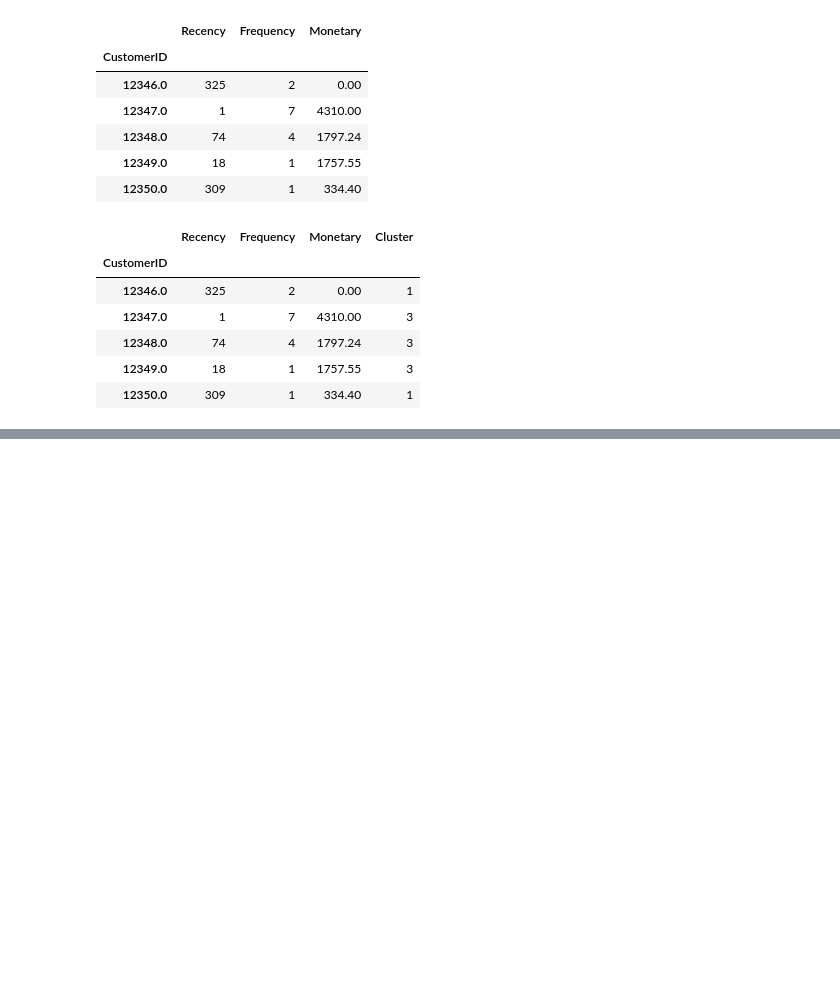
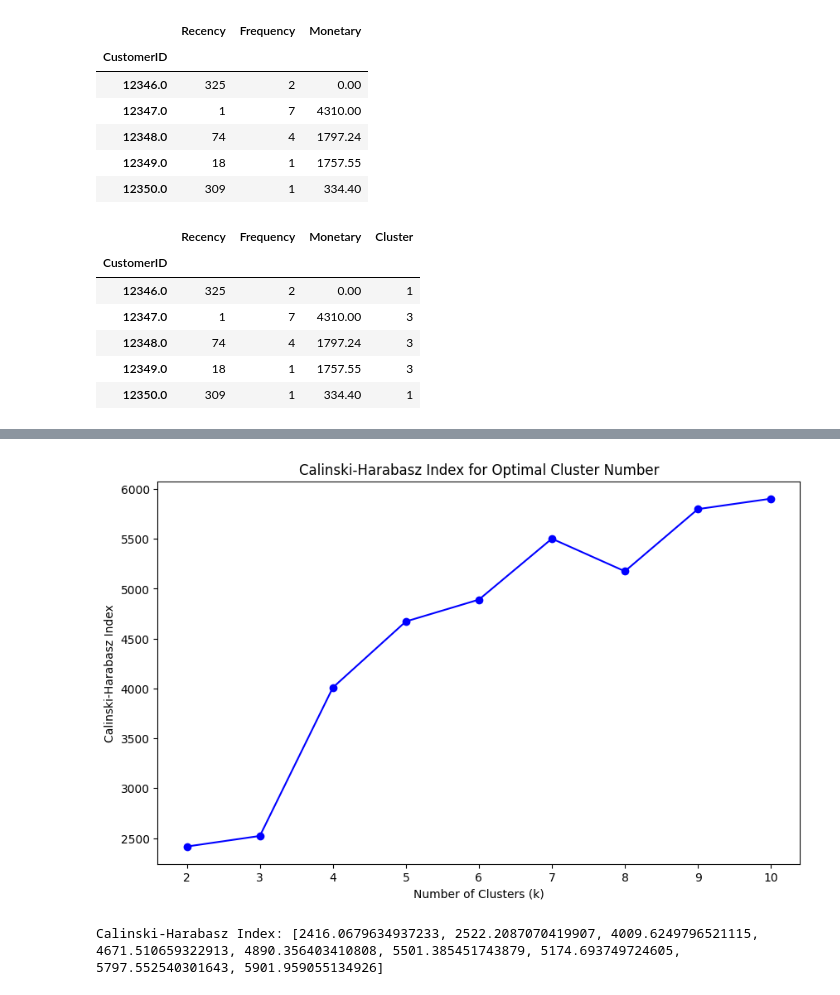
Before and after one commit to Dusein/MachineLearningTask, a Jupyter notebook: 6WeekTask/Clustering_Model_For_Online_Retail.ipynb, the cells around one changed output, grey strips where cells are left out. Drawn from its saved outputs; the diff is of its cells as text; code cells hidden in the pictures; blank space fills up the shorter version.

```diff
--- a/6WeekTask/Clustering_Model_For_Online_Retail.ipynb
+++ b/6WeekTask/Clustering_Model_For_Online_Retail.ipynb
@@ -87,0 +190,30 @@ rfm_data.head()
+# %%
+import matplotlib.pyplot as plt
+from sklearn.cluster import KMeans
+from sklearn.metrics import calinski_harabasz_score
+from sklearn.preprocessing import StandardScaler
+
+# Normalisasi data jika belum dilakukan
+scaler = StandardScaler()
+data_scaled = scaler.fit_transform(rfm_data)
+
+# Menghitung Calinski-Harabasz Index untuk berbagai jumlah cluster
+ch_scores = []
+cluster_range = range(2, 11)  # Coba cluster dari 2 hingga 10
+for k in cluster_range:
+    kmeans = KMeans(n_clusters=k, random_state=42)
+    labels = kmeans.fit_predict(data_scaled)
+    ch_score = calinski_harabasz_score(data_scaled, labels)
+    ch_scores.append(ch_score)
+
+# Visualisasi Calinski-Harabasz Index
+plt.figure(figsize=(10, 6))
+plt.plot(cluster_range, ch_scores, marker='o', color='blue')
+plt.title("Calinski-Harabasz Index for Optimal Cluster Number")
+plt.xlabel("Number of Clusters (k)")
+plt.ylabel("Calinski-Harabasz Index")
+plt.show()
+print("Calinski-Harabasz Index:", ch_scores)
+# %% [output]
+[figure, added]
+Calinski-Harabasz Index: [2416.0679634937233, 2522.2087070419907, 4009.6249796521115, 4671.510659322913, 4890.356403410808, 5501.385451743879, 5174.693749724605, 5797.552540301643, 5901.959055134926]
```
Also changed, not shown: parts of 6 cells of this notebook.
